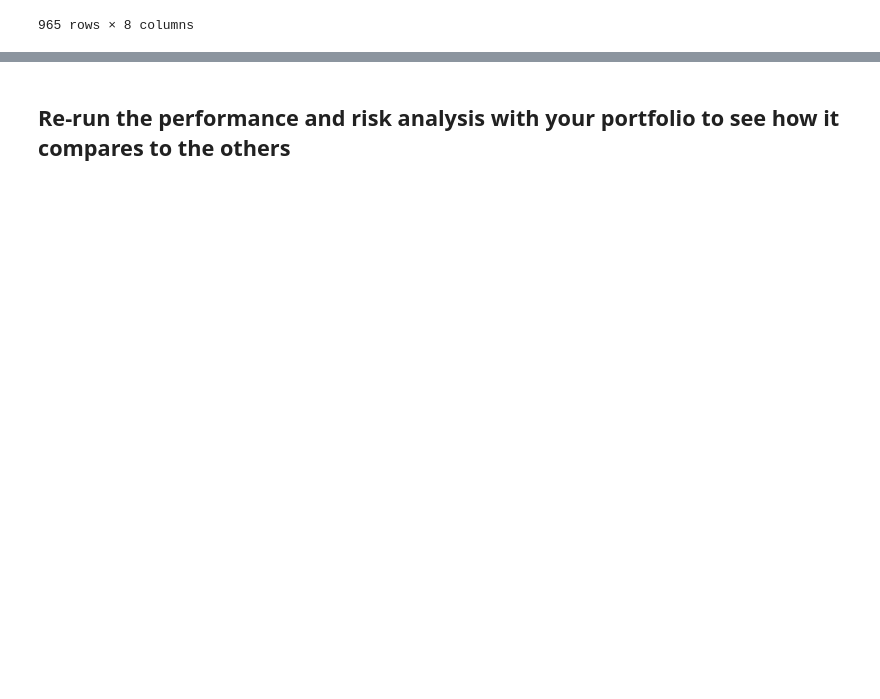
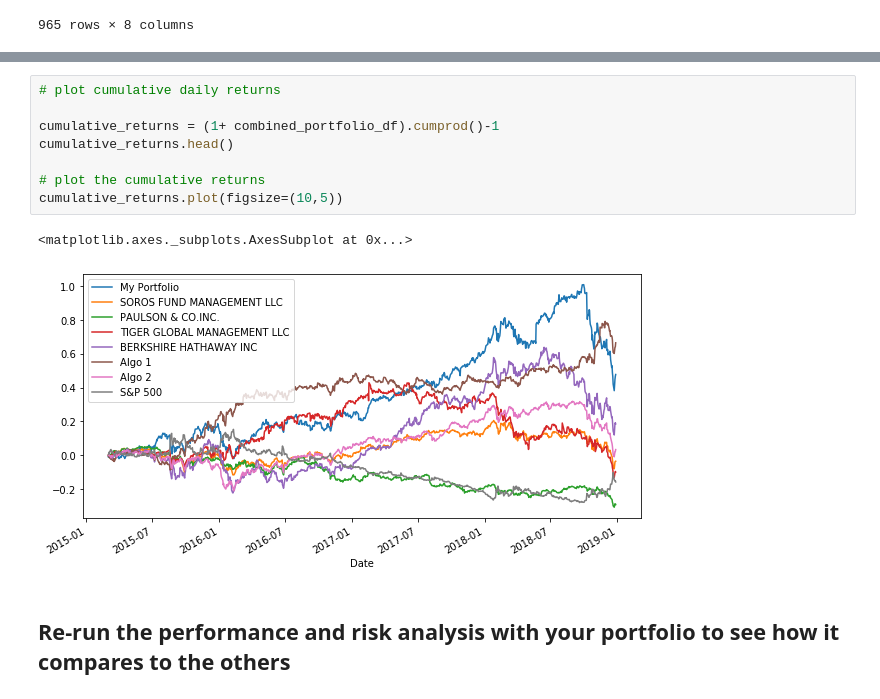
Before and after one commit to SWesterburger/pandas-homework, a Jupyter notebook: Starter_Code/whale_analysis.ipynb, the cells around one changed output, grey strips where cells are left out. Drawn from its saved outputs; the diff is of its cells as text; blank space fills up the shorter version.

```diff
--- a/Starter_Code/whale_analysis.ipynb
+++ b/Starter_Code/whale_analysis.ipynb
@@ -825,3 +849,14 @@ combined_portfolio_df.head()
+# %%
+# plot cumulative daily returns
+
+cumulative_returns = (1+ combined_portfolio_df).cumprod()-1
+cumulative_returns.head()
+
+# plot the cumulative returns
+cumulative_returns.plot(figsize=(10,5))
+# %% [output]
+<matplotlib.axes._subplots.AxesSubplot at 0x...>
+[figure, added]
 # %% [markdown]
 ## Re-run the performance and risk analysis with your portfolio to see how it compares to the others
 # %%
```
Also changed, not shown: parts of 17 cells of this notebook.
